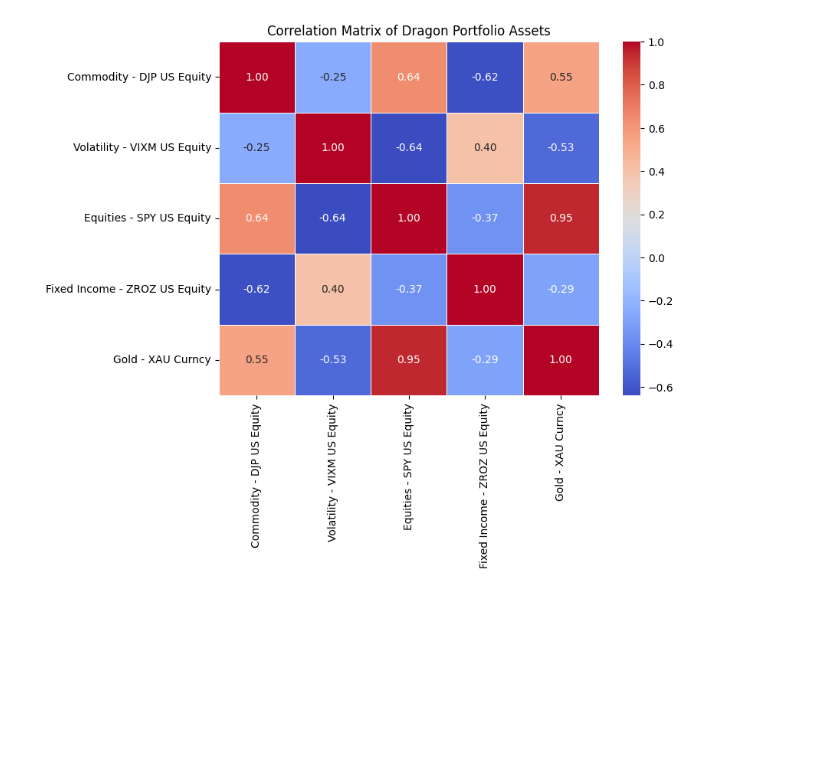
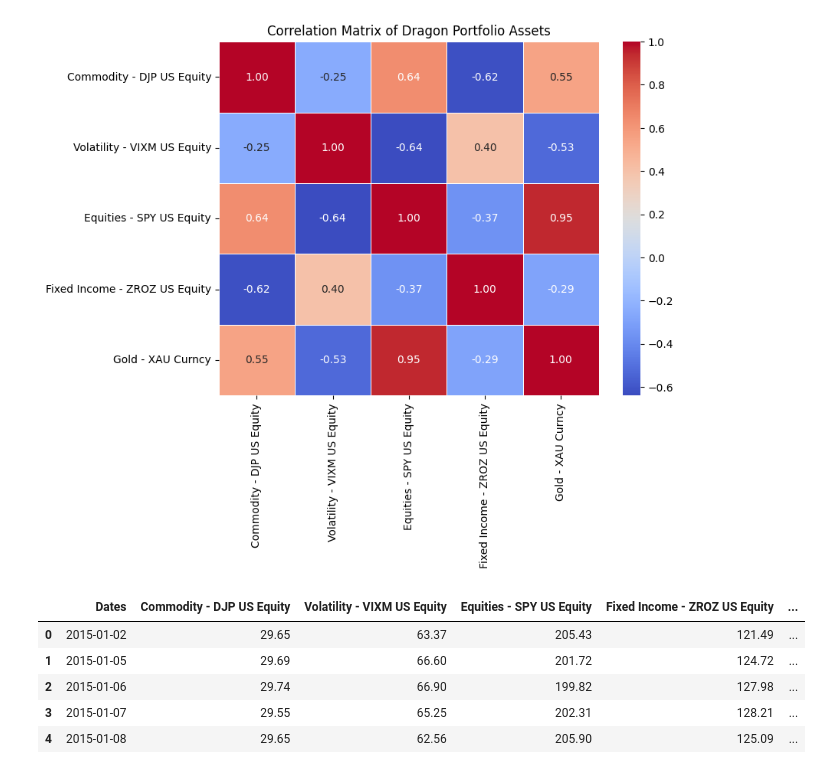
Before and after one commit to tommattoo/Dragon-Portfolio, a Jupyter notebook: dragon-code.ipynb, the cells around one changed output. Saved outputs shown, nothing was run; the diff lists cells and outputs as text; code cells hidden in the pictures; blank space fills up the shorter version.

```diff
--- a/dragon-code.ipynb
+++ b/dragon-code.ipynb
@@ -296,3 +296,12 @@ plt.title("Correlation Matrix of Dragon Portfolio Assets")
 plt.show()
 # %% [output]
 [figure]
+# %%
+dragon_portfolio.head()
+# %% [output]
+|  | Dates | Commodity - DJP US Equity | Volatility - VIXM US Equity | Equities - SPY US Equity | Fixed Income - ZROZ US Equity | ... |
+| 0 | 2015-01-02 | 29.65 | 63.37 | 205.43 | 121.49 | ... |
+| 1 | 2015-01-05 | 29.69 | 66.60 | 201.72 | 124.72 | ... |
+| 2 | 2015-01-06 | 29.74 | 66.90 | 199.82 | 127.98 | ... |
+| 3 | 2015-01-07 | 29.55 | 65.25 | 202.31 | 128.21 | ... |
+| 4 | 2015-01-08 | 29.65 | 62.56 | 205.90 | 125.09 | ... |
```
Also changed, not shown: parts of 4 cells of this notebook.
